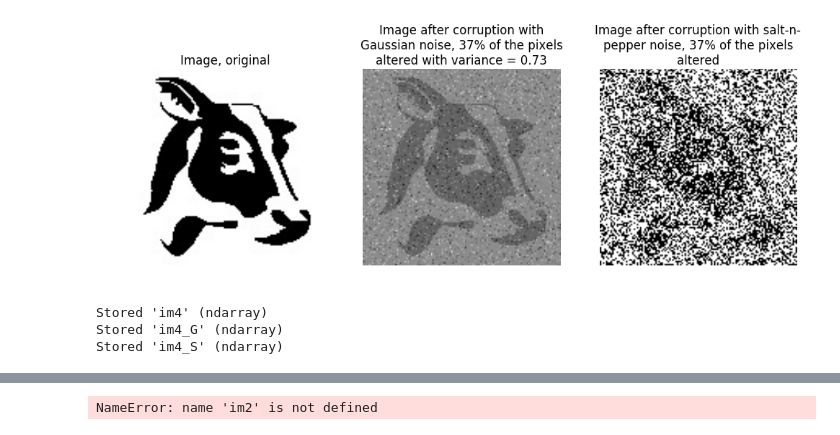
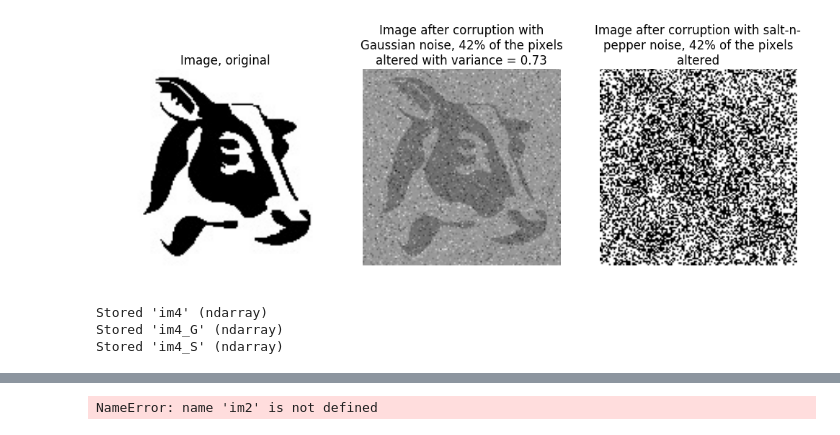
Before and after one commit to ellisp97/machine-learning-2, a Jupyter notebook: code/Untitled.ipynb, the cells around one changed output, grey strips where cells are left out. Saved outputs shown, nothing was run; the diff lists cells and outputs as text; code cells hidden in the pictures.

```diff
--- a/code/Untitled.ipynb
+++ b/code/Untitled.ipynb
@@ -80,39 +80,39 @@ def save_three_images(image1, title1, image2, title2, image3, title3, fpath):
     plt.savefig(fpath,bbox_inches='tight')
 # %%
 # proportion of pixels to alter
-prop = 0.37
+prop = 0.42
 varSigma = 0.73
 
 # im1 = imread("../images/manan_grey_resize.jpg")
 # im1, im1_G, im1_S = shrink_corrupt_images(im1, prop, varSigma)
 # im1_title1, im1_title2, im1_title3 = create_corrupt_titles(prop, varSigma, 1)
 
 # im2 = imread("../images/mike_grey_resize.jpg")
 # im2, im2_G, im2_S = shrink_corrupt_images(im2, prop, varSigma)
 # im2_title1, im2_title2, im2_title3 = create_corrupt_titles(prop, varSigma, 2)
 
 # im3 = imread("../images/zebra_grey_resize.jpg")
 # im3, im3_G, im3_S = shrink_corrupt_images(im3, prop, varSigma)
 # im3_title1, im3_title2, im3_title3 = create_corrupt_titles(prop, varSigma, 3)
 
 im4 = imread("../images/cow_grey_resize.jpg")
 im4, im4_G, im4_S = shrink_corrupt_images(im4, prop, varSigma)
 im4_title1, im4_title2, im4_title3 = create_corrupt_titles(prop, varSigma, 4)
 
 # display_three_images(im1, im1_title1, im1_G, im1_title2, im1_S, im1_title3)
 # display_three_images(im2, im2_title1, im2_G, im2_title2, im2_S, im2_title3)
 # display_three_images(im3, im3_title1, im3_G, im3_title2, im3_S, im3_title3)
 display_three_images(im4, im4_title1, im4_G, im4_title2, im4_S, im4_title3)
 
 np.savetxt("im4_noisy.csv", im4, delimiter=",")
 np.savetxt("im4_noisyG.csv", im4_G, delimiter=",")
 np.savetxt("im4_noisyS.csv", im4_S, delimiter=",")
 
 %store im4
 %store im4_G
 %store im4_S
 # %% [output]
-[figure, old version]
+[figure, new version]
 Stored 'im4' (ndarray)
 Stored 'im4_G' (ndarray)
 Stored 'im4_S' (ndarray)
```
Also changed, not shown: parts of 2 cells of this notebook, 19 other files.
